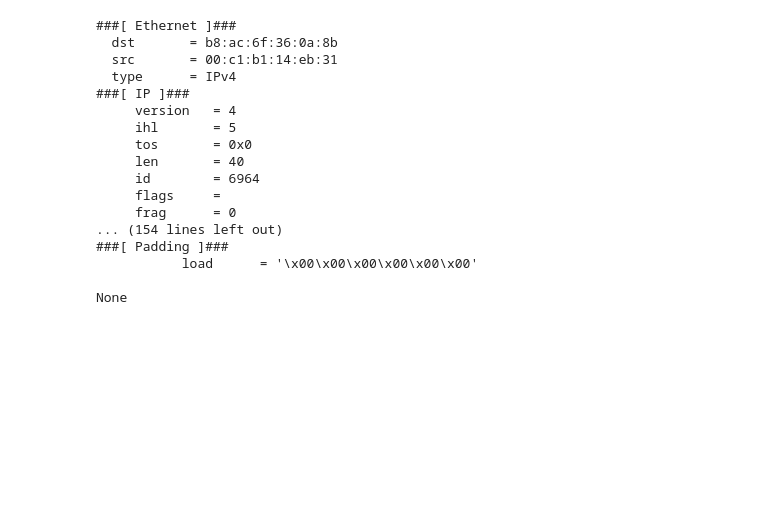
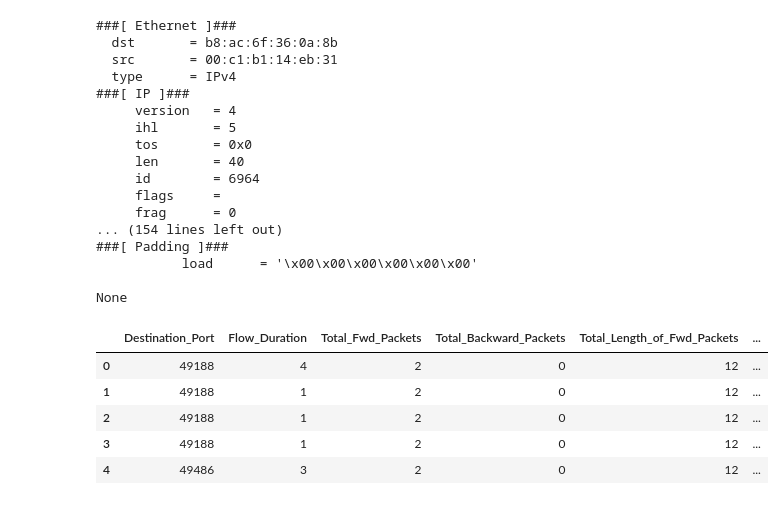
Before and after one commit to JoshuaHolt-Tech/network_traffic_analysis, a Jupyter notebook: traffic_analysis.ipynb, the cells around one changed output. Drawn from its saved outputs; the diff is of its cells as text; code cells hidden in the pictures; blank space fills up the shorter version.

```diff
--- a/traffic_analysis.ipynb
+++ b/traffic_analysis.ipynb
@@ -86,7 +86,7 @@ pd.set_option('display.max_columns', None)
 pd.set_option('display.float_format', lambda x: f'{x:.3f}')
 # %%
 #Get traffic data:
-load_data = False
+load_data = True
 if load_data == True:
     mon0 = fixing_col_names(pd.read_csv("csv_files/Monday-WorkingHours.pcap_ISCX.csv"))
     tues0 = fixing_col_names(pd.read_csv("csv_files/Tuesday-WorkingHours.pcap_ISCX.csv"))
@@ -141,14 +141,21 @@ None
 #mon_packets = rdpcap("pcap_files/Monday-WorkingHours.pcap")
 # %%
 #View traffic
-#mon0.head()
+mon0.head()
 #tues0.head()
 #wed0.head()
 #thur0.head()
 #thur1.head()
 #fri0.head()
 #fri1.head()
 #fri2.head()
+# %% [output]
+|  | Destination_Port | Flow_Duration | Total_Fwd_Packets | Total_Backward_Packets | Total_Length_of_Fwd_Packets | ... |
+| 0 | 49188 | 4 | 2 | 0 | 12 | ... |
+| 1 | 49188 | 1 | 2 | 0 | 12 | ... |
+| 2 | 49188 | 1 | 2 | 0 | 12 | ... |
+| 3 | 49188 | 1 | 2 | 0 | 12 | ... |
+| 4 | 49486 | 3 | 2 | 0 | 12 | ... |
 # %%
 #tues0[tues0["Label"] == "FTP-Patator"].describe().T
 # %%
```
Also changed, not shown: parts of 1 cell of this notebook.
